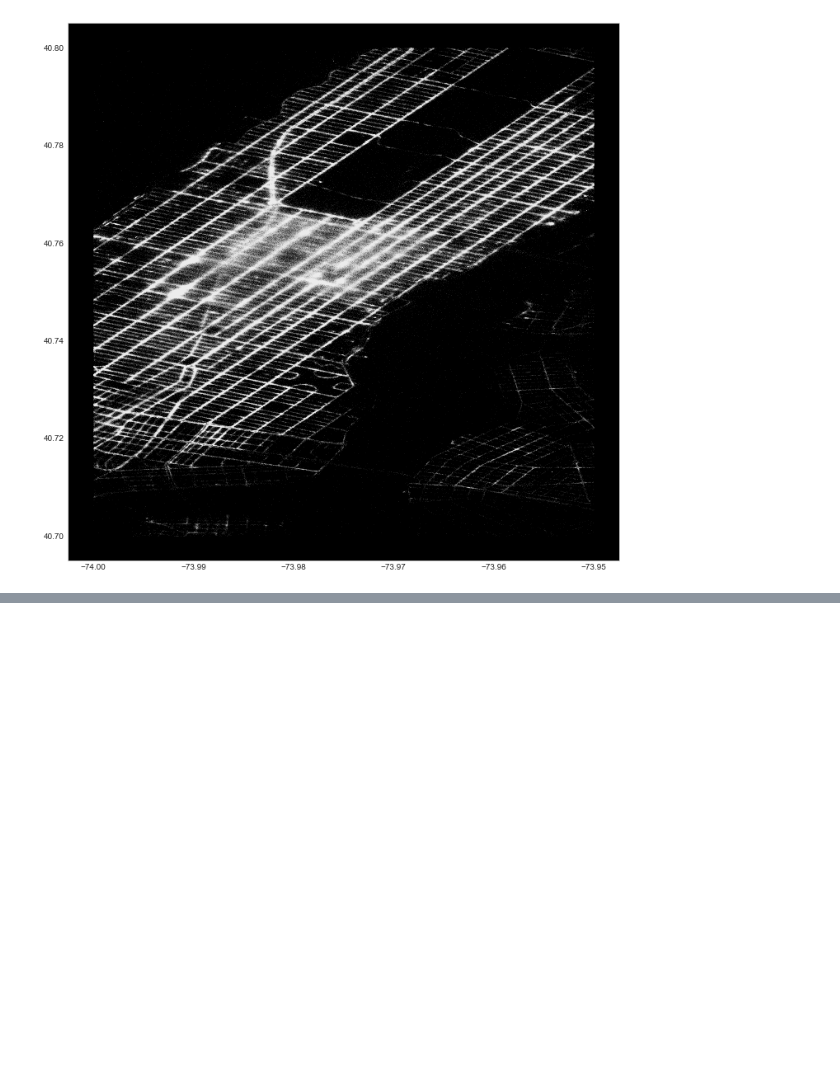
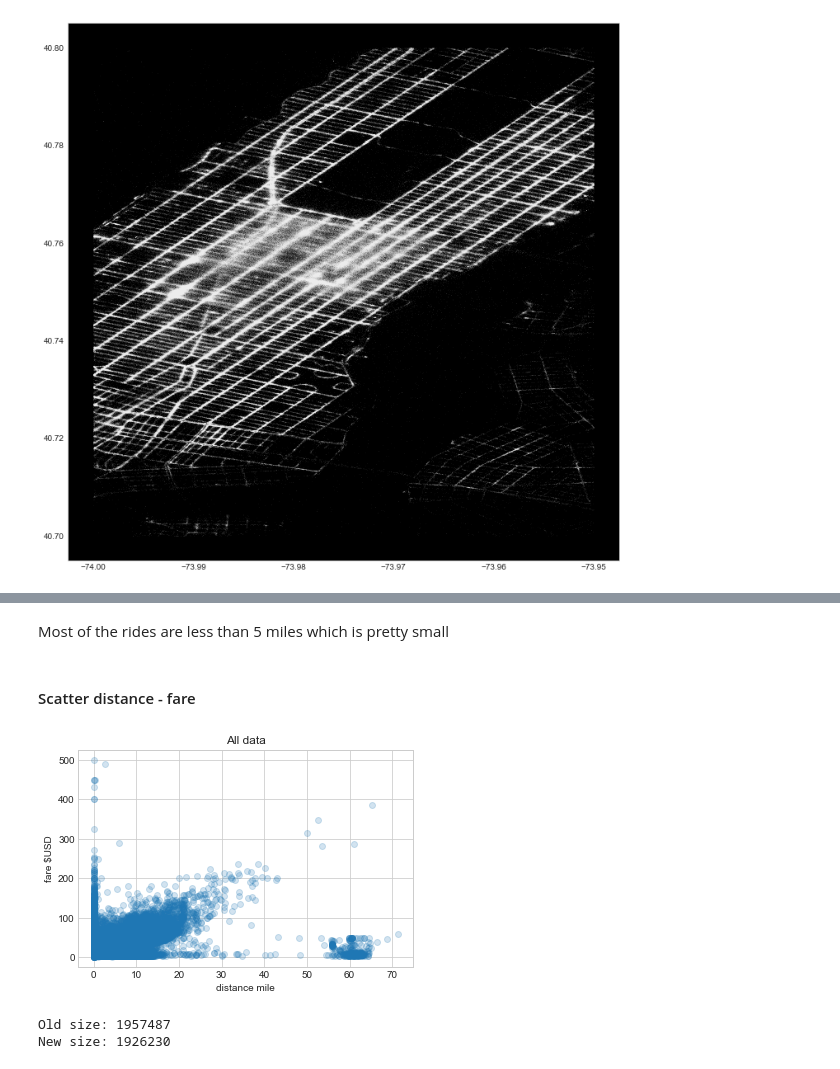
Before and after one commit to clemfdh/Taxi-Fare-prediction-in-NYC, a Jupyter notebook: Taxi_fare.ipynb, the cells around one changed output, grey strips where cells are left out. Cells and saved outputs as stored; diff of their text form; code cells hidden in the pictures; blank space fills up the shorter version.

```diff
--- a/Taxi_fare.ipynb
+++ b/Taxi_fare.ipynb
@@ -165,0 +288,21 @@ plot_hires(df_train, (-74, -73.95, 40.7, 40.8))
+# %% [markdown]
+Most of the rides are less than 5 miles which is pretty small
+# %% [markdown]
+#### Scatter distance - fare
+# %%
+plt.scatter(df_train.distance_miles, df_train.fare_amount, alpha=0.2)
+plt.xlabel('distance mile')
+plt.ylabel('fare $USD')
+plt.title('All data')
+plt.show()
+# %% [output]
+[figure, added]
+# %%
+# remove datapoints with distance <0.05 miles
+idx = (df_train.distance_miles >= 0.05)
+print('Old size: %d' % len(df_train))
+df_train = df_train[idx]
+print('New size: %d' % len(df_train))
+# %% [output]
+Old size: 1957487
+New size: 1926230
```
Also changed, not shown: parts of 12 cells of this notebook.
